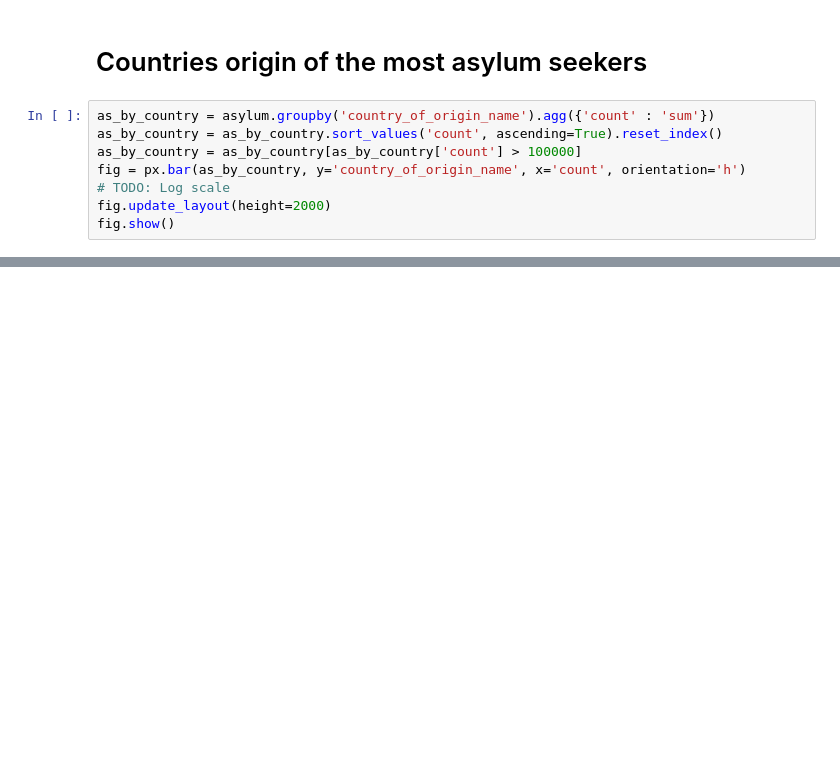
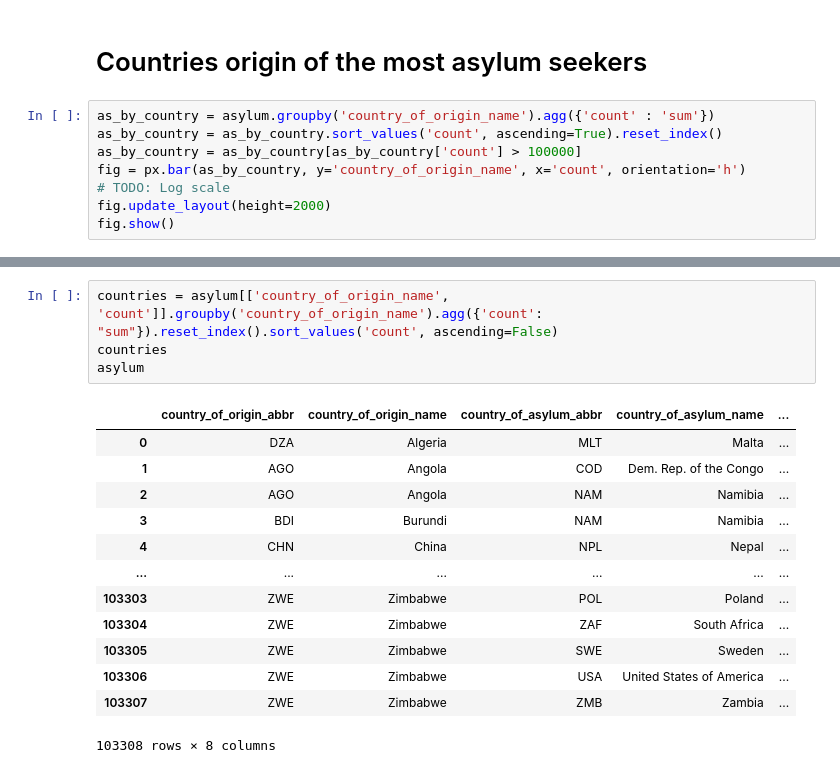
Before and after one commit to EuVV22/AsylumAnalysis, a Jupyter notebook: Asylum Analysis - 02 - Big Picture.ipynb, the cells around one changed output, grey strips where cells are left out. Cells and saved outputs as stored; diff of their text form; blank space fills up the shorter version.

```diff
--- a/Asylum Analysis - 02 - Big Picture.ipynb
+++ b/Asylum Analysis - 02 - Big Picture.ipynb
@@ -216,0 +259,18 @@ fig.show()
+# %%
+countries = asylum[['country_of_origin_name', 'count']].groupby('country_of_origin_name').agg({'count': "sum"}).reset_index().sort_values('count', ascending=False)
+countries
+asylum
+# %% [output]
+|  | country_of_origin_abbr | country_of_origin_name | country_of_asylum_abbr | country_of_asylum_name | ... |
+| 0 | DZA | Algeria | MLT | Malta | ... |
+| 1 | AGO | Angola | COD | Dem. Rep. of the Congo | ... |
+| 2 | AGO | Angola | NAM | Namibia | ... |
+| 3 | BDI | Burundi | NAM | Namibia | ... |
+| 4 | CHN | China | NPL | Nepal | ... |
+| ... | ... | ... | ... | ... | ... |
+| 103303 | ZWE | Zimbabwe | POL | Poland | ... |
+| 103304 | ZWE | Zimbabwe | ZAF | South Africa | ... |
+| 103305 | ZWE | Zimbabwe | SWE | Sweden | ... |
+| 103306 | ZWE | Zimbabwe | USA | United States of America | ... |
+| 103307 | ZWE | Zimbabwe | ZMB | Zambia | ... |
+103308 rows × 8 columns
```
Also changed, not shown: parts of 5 cells of this notebook, 1 other file.
